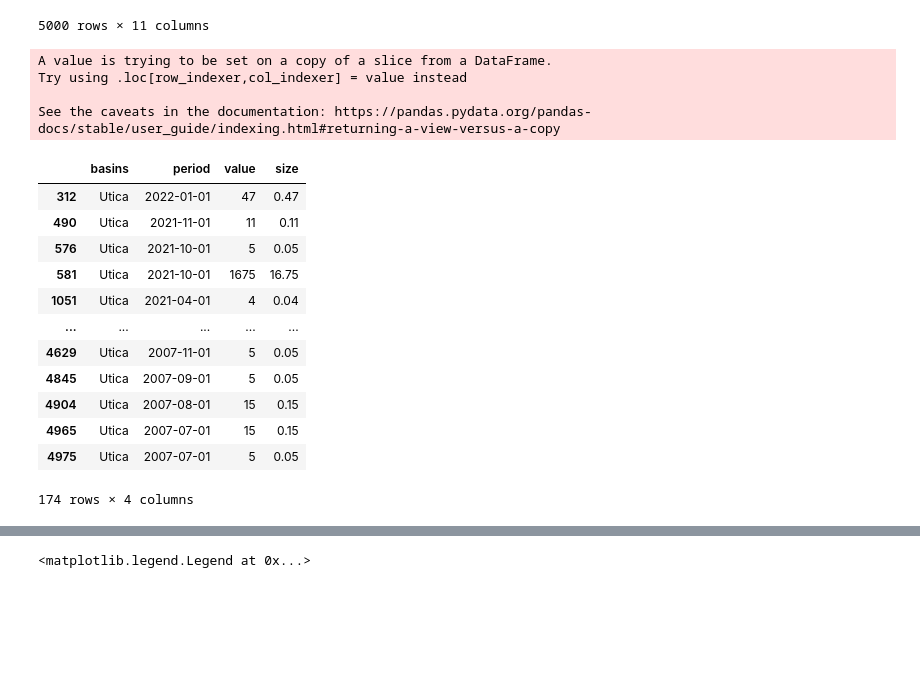
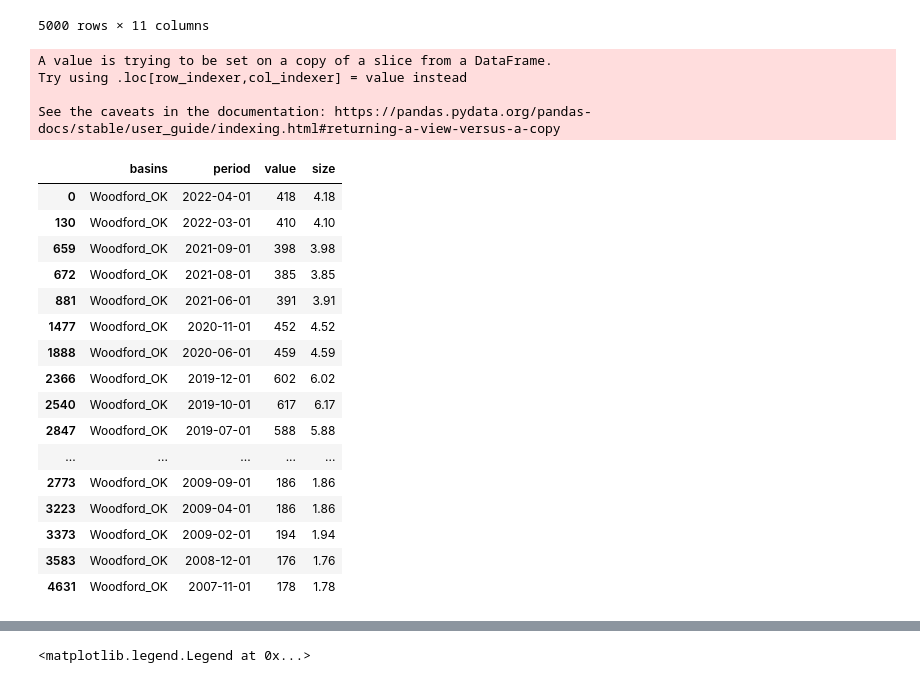
Before and after one commit to jlloydgsu10/Team-Project-3, a Jupyter notebook: code/Production_Data-forjs.ipynb, the cells around one changed output, grey strips where cells are left out. Cells and saved outputs as stored; diff of their text form; code cells hidden in the pictures; blank space fills up the shorter version.

```diff
--- a/code/Production_Data-forjs.ipynb
+++ b/code/Production_Data-forjs.ipynb
@@ -118,59 +118,80 @@ df1a = df1.rename(columns ={"area-name":"basins"})
 df1a.to_csv("static/data/us_prod/us_indprod.csv", index=True)
 df2 = df1.loc[(df1['area-name'] == 'GOM&AK'), ['area-name','period', 'value']]
 # df2 = df1.loc[df1['area-name'] == 'TEXAS', ['area-name','period', 'value']]
 # df2.dtypes
 # count = df2['area-name'].value_counts()
 # count
 # df2 =
 df2
 df2a = df1a.loc[(df1a['basins'] == 'TEXAS'), ['basins','period', 'value']]
 df2a['size'] = df2a['value']/100
 df2a.to_csv("static/data/us_prod/texas_prod.csv", index=True)
 
 df2b = df1a.loc[(df1a['basins'] == 'DJ-Niobrara'), ['basins','period', 'value']]
 df2b['size'] = df2b['value']/100
 df2b.to_csv("static/data/us_prod/DJniob_prod.csv", index=True)
 
 df2c = df1a.loc[(df1a['basins'] == 'Haynesville'), ['basins','period', 'value']]
 df2c['size'] = df2c['value']/100
 df2c.to_csv("static/data/us_prod/Haynv_prod.csv", index=True)
 
 df2d = df1a.loc[(df1a['basins'] == 'Utica'), ['basins','period', 'value']]
 df2d['size'] = df2d['value']/100
 df2d.to_csv("static/data/us_prod/Utica_prod.csv", index=True)
-# df2e = df1a.loc[(df1a['basins'] == 'Marcellus'), ['basins','period', 'value']]
-# df2e.to_csv("static/data/us_prod/Marcellus_prod.csv", index=True)
-# df2f = df1a.loc[(df1a['basins'] == 'Fayetteville'), ['basins','period', 'value']]
-# df2f.to_csv("static/data/us_prod/Fayet_prod.csv", index=True)
-# df2g = df1a.loc[(df1a['basins'] == 'Mississippian'), ['basins','period', 'value']]
-# df2g.to_csv("static/data/us_prod/Missip_prod.csv", index=True)
-# df2h = df1a.loc[(df1a['basins'] == 'Permian_NM'), ['basins','period', 'value']]
-# df2h.to_csv("static/data/us_prod/Permiannm_prod.csv", index=True)
-# df2i = df1a.loc[(df1a['basins'] == 'Williston'), ['basins','period', 'value']]
-# df2i.to_csv("static/data/us_prod/Williston_prod.csv", index=True)
-# df2j = df1a.loc[(df1a['basins'] == 'CALIFORNIA'), ['basins','period', 'value']]
-# df2j.to_csv("static/data/us_prod/cali_prod.csv", index=True)
-# df2k = df1a.loc[(df1a['basins'] == 'GOM&AK'), ['basins','period', 'value']]
-# df2k.to_csv("static/data/us_prod/GOMAK_prod.csv", index=True)
-# df2l = df1a.loc[(df1a['basins'] == 'Woodford_OK'), ['basins','period', 'value']]
-# df2l.to_csv("static/data/us_prod/woodf.csv", index=True)
 
-df2d
+df2e = df1a.loc[(df1a['basins'] == 'Marcellus'), ['basins','period', 'value']]
+df2e['size'] = df2e['value']/100
+df2e.to_csv("static/data/us_prod/Marcellus_prod.csv", index=True)
+
+df2f = df1a.loc[(df1a['basins'] == 'Fayetteville'), ['basins','period', 'value']]
+df2f['size'] = df2f['value']/100
+df2f.to_csv("static/data/us_prod/Fayet_prod.csv", index=True)
+
+df2g = df1a.loc[(df1a['basins'] == 'Mississippian'), ['basins','period', 'value']]
+df2g['size'] = df2g['value']/100
+df2g.to_csv("static/data/us_prod/Missip_prod.csv", index=True)
+
+df2h = df1a.loc[(df1a['basins'] == 'Permian_NM'), ['basins','period', 'value']]
+df2h['size'] = df2h['value']/100
+df2h.to_csv("static/data/us_prod/Permiannm_prod.csv", index=True)
+
+df2i = df1a.loc[(df1a['basins'] == 'Williston'), ['basins','period', 'value']]
+df2i['size'] = df2i['value']/100
+df2i.to_csv("static/data/us_prod/Williston_prod.csv", index=True)
+
+df2j = df1a.loc[(df1a['basins'] == 'CALIFORNIA'), ['basins','period', 'value']]
+df2j['size'] = df2j['value']/100
+df2j.to_csv("static/data/us_prod/cali_prod.csv", index=True)
+
+
+df2k = df1a.loc[(df1a['basins'] == 'GOM&AK'), ['basins','period', 'value']]
+df2k['size'] = df2k['value']/100
+df2k.to_csv("static/data/us_prod/GOMAK_prod.csv", index=True)
+
+df2l = df1a.loc[(df1a['basins'] == 'Woodford_OK'), ['basins','period', 'value']]
+df2l['size'] = df2l['value']/100
+df2l.to_csv("static/data/us_prod/woodf.csv", index=True)
+
+df2l
 # %% [output]
 A value is trying to be set on a copy of a slice from a DataFrame.
 Try using .loc[row_indexer,col_indexer] = value instead
 
 See the caveats in the documentation: https://pandas.pydata.org/pandas-docs/stable/user_guide/indexing.html#returning-a-view-versus-a-copy
 |  | basins | period | value | size |
-| 312 | Utica | 2022-01-01 | 47 | 0.47 |
-| 490 | Utica | 2021-11-01 | 11 | 0.11 |
-| 576 | Utica | 2021-10-01 | 5 | 0.05 |
-| 581 | Utica | 2021-10-01 | 1675 | 16.75 |
-| 1051 | Utica | 2021-04-01 | 4 | 0.04 |
+| 0 | Woodford_OK | 2022-04-01 | 418 | 4.18 |
+| 130 | Woodford_OK | 2022-03-01 | 410 | 4.10 |
+| 659 | Woodford_OK | 2021-09-01 | 398 | 3.98 |
+| 672 | Woodford_OK | 2021-08-01 | 385 | 3.85 |
+| 881 | Woodford_OK | 2021-06-01 | 391 | 3.91 |
+| 1477 | Woodford_OK | 2020-11-01 | 452 | 4.52 |
+| 1888 | Woodford_OK | 2020-06-01 | 459 | 4.59 |
+| 2366 | Woodford_OK | 2019-12-01 | 602 | 6.02 |
+| 2540 | Woodford_OK | 2019-10-01 | 617 | 6.17 |
+| 2847 | Woodford_OK | 2019-07-01 | 588 | 5.88 |
 | ... | ... | ... | ... | ... |
-| 4629 | Utica | 2007-11-01 | 5 | 0.05 |
-| 4845 | Utica | 2007-09-01 | 5 | 0.05 |
-| 4904 | Utica | 2007-08-01 | 15 | 0.15 |
-| 4965 | Utica | 2007-07-01 | 15 | 0.15 |
-| 4975 | Utica | 2007-07-01 | 5 | 0.05 |
+| 2773 | Woodford_OK | 2009-09-01 | 186 | 1.86 |
+| 3223 | Woodford_OK | 2009-04-01 | 186 | 1.86 |
+| 3373 | Woodford_OK | 2009-02-01 | 194 | 1.94 |
+| 3583 | Woodford_OK | 2008-12-01 | 176 | 1.76 |
+| 4631 | Woodford_OK | 2007-11-01 | 178 | 1.78 |
-174 rows × 4 columns
```
Also changed, not shown: parts of 4 cells of this notebook, 43 other files.
